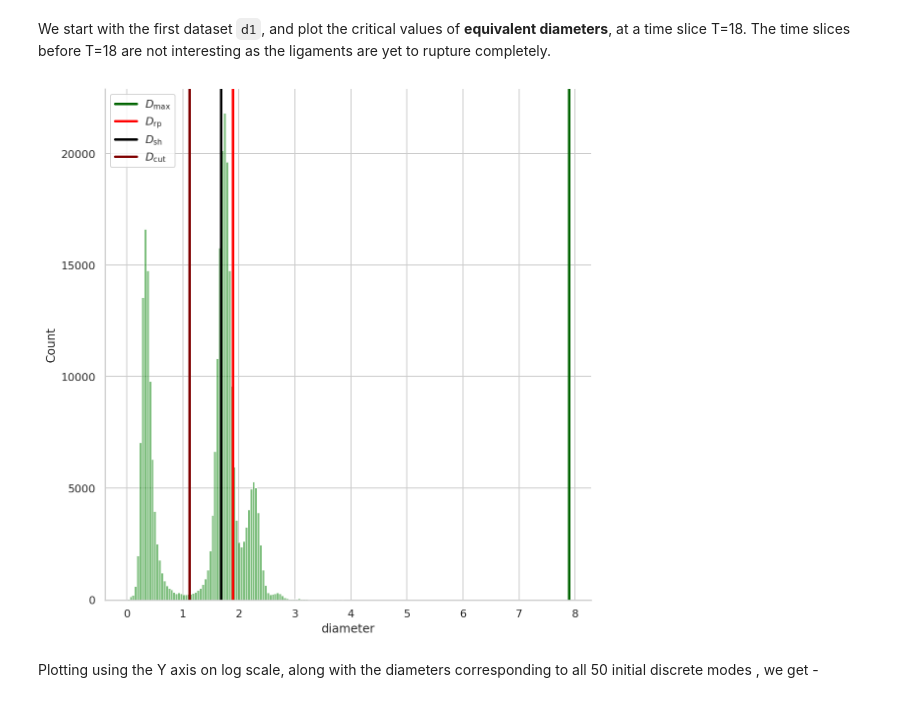
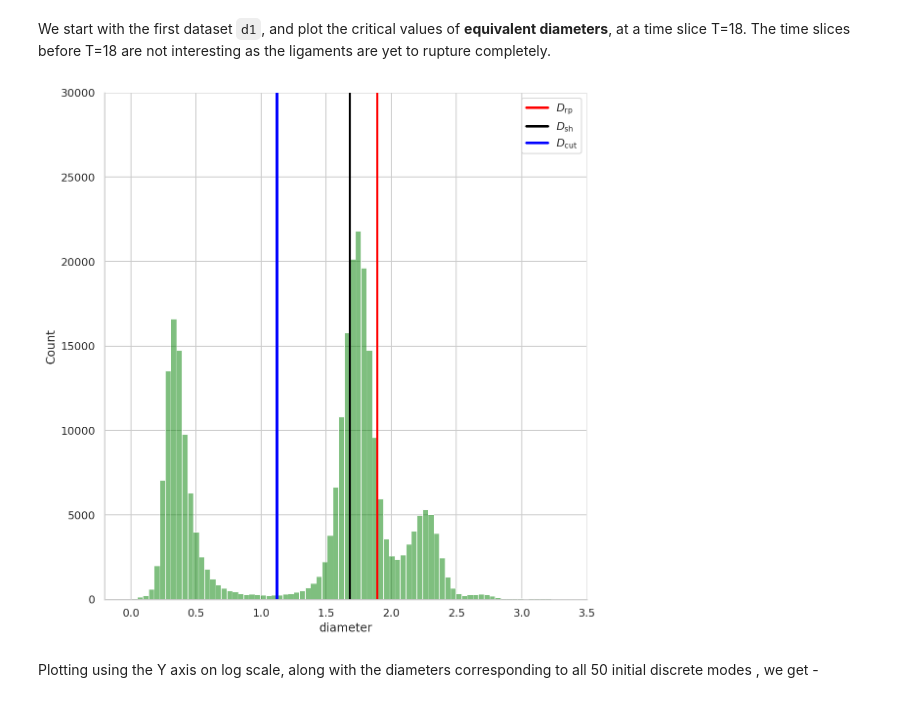
Before and after one commit to palsagar/ligaments_analysis, a Jupyter notebook: test.ipynb, the cells around one changed output. Saved outputs shown, nothing was run; the diff lists cells and outputs as text; code cells hidden in the pictures.

```diff
--- a/test.ipynb
+++ b/test.ipynb
@@ -275,17 +275,19 @@ We start with the first dataset `d1`, and plot the critical values of **equivale
 # %%
 # histogram for d1
 sns.displot(data=d1.diameter[(d1.time == 18)].map(lambda p: p/2.0), kind="hist", kde=False,
             legend=True, palette="bright", height=8.0, aspect=1.0,
            alpha = 0.5 , color = 'green') ;
 
 # plotting the vertical lines for d_max, d_rp, d_sh, d_cut
-plt.axvline(x = d_max_1, label = r'$D_{\rm{max}}$', color='darkgreen',lw=2.5);
+#plt.axvline(x = d_max_1, label = r'$D_{\rm{max}}$', color='darkgreen',lw=2.5);
 plt.axvline(x = d_rp, label = r'$D_{\rm{rp}}$', color='red', lw=2.5);
 plt.axvline(x = d_sh, label = r'$D_{\rm{sh}}$', color='black', lw=2.5);
-plt.axvline(x = d_cut_1, label = r'$D_{\rm{cut}}$', color='maroon', lw=2.5);
+plt.axvline(x = d_cut_1, label = r'$D_{\rm{cut}}$', color='blue', lw=2.5);
+plt.ylim(top = 30000);
+plt.xlim(right = 3.5);
 plt.legend();
 # %% [output]
-[figure, old version]
+[figure, new version]
 # %% [markdown]
 Plotting using the Y axis on log scale, along with the diameters corresponding to all 50 initial discrete modes , we get -
 # %%
```
Also changed, not shown: parts of 1 cell of this notebook.
